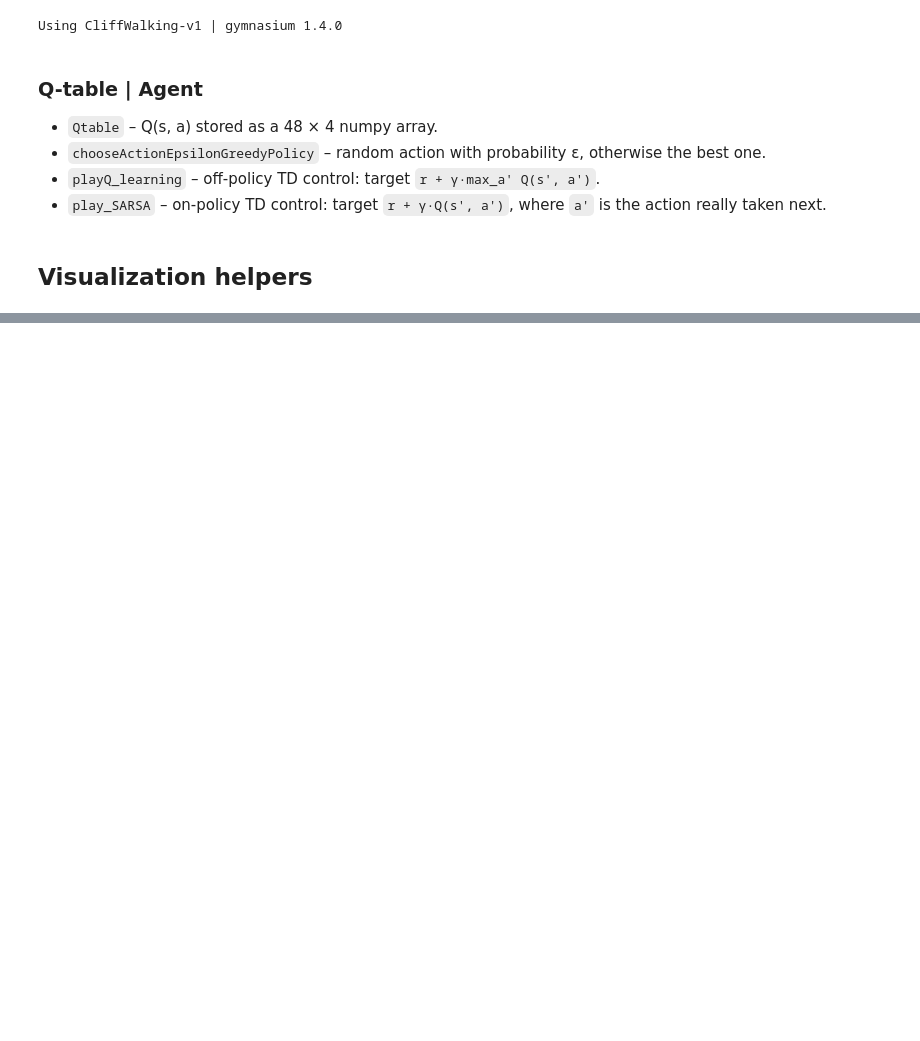
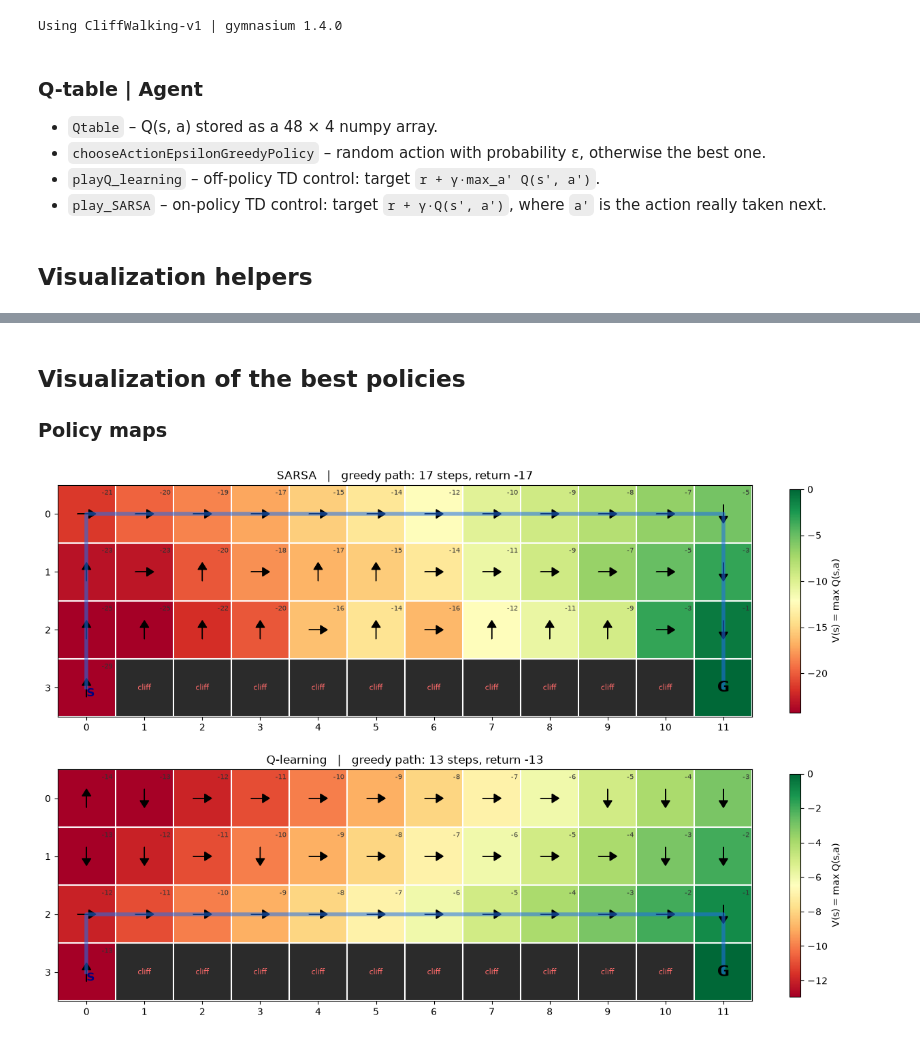
Before and after one commit to Jakub-Szota/Reinforcement-learning-LAB, a Jupyter notebook: Lab-2/Lab2_TD_CliffWalking_.ipynb, the cells around one changed output, grey strips where cells are left out. Cells and saved outputs as stored; diff of their text form; code cells hidden in the pictures; blank space fills up the shorter version.

```diff
--- a/Lab-2/Lab2_TD_CliffWalking_.ipynb
+++ b/Lab-2/Lab2_TD_CliffWalking_.ipynb
@@ -315,0 +470,12 @@ NameError: name 'agent' is not defined
+# %% [markdown]
+## Visualization of the best policies
+
+### Policy maps
+# %%
+fig, axes = plt.subplots(2, 1, figsize=(12, 8.5))
+plot_policy_map(agent_sarsa, 'SARSA', axes[0])
+plot_policy_map(agent_q, 'Q-learning', axes[1])
+plt.tight_layout()
+plt.show()
+# %% [output]
+[figure, added]
```
Also changed, not shown: parts of 12 cells of this notebook.
